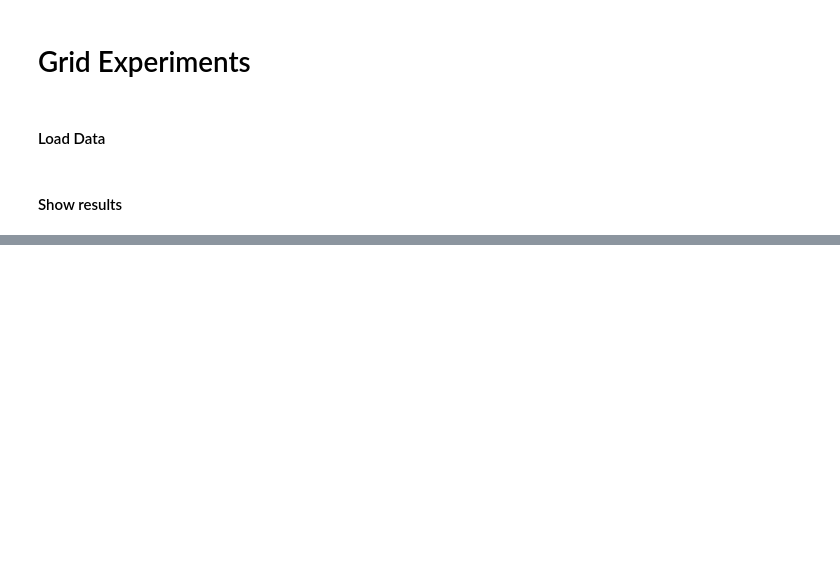
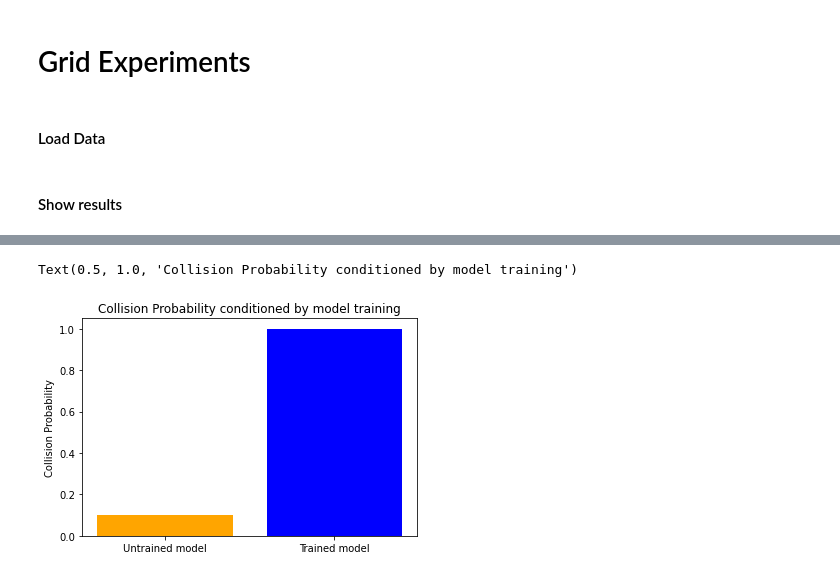
Before and after one commit to yosefgoren/Graph-Neural-Networks-236607, a Jupyter notebook: analysis.ipynb, the cells around one changed output, grey strips where cells are left out. Cells and saved outputs as stored; diff of their text form; code cells hidden in the pictures; blank space fills up the shorter version.

```diff
--- a/analysis.ipynb
+++ b/analysis.ipynb
@@ -97,0 +132,12 @@ for param_name in configurable_params:
+# %%
+import matplotlib.pyplot as plt
+untrained_model_value = 0.1
+trained_model_value = 1
+
+#plot values in bar plot
+plt.bar(["Untrained model", "Trained model"], [untrained_model_value, trained_model_value], color=["orange", "blue"])
+plt.ylabel("Collision Probability")
+plt.title("Collision Probability conditioned by model training")
+# %% [output]
+Text(0.5, 1.0, 'Collision Probability conditioned by model training')
+[figure, added]
```
Also changed, not shown: parts of 3 cells of this notebook, 1 other file.
